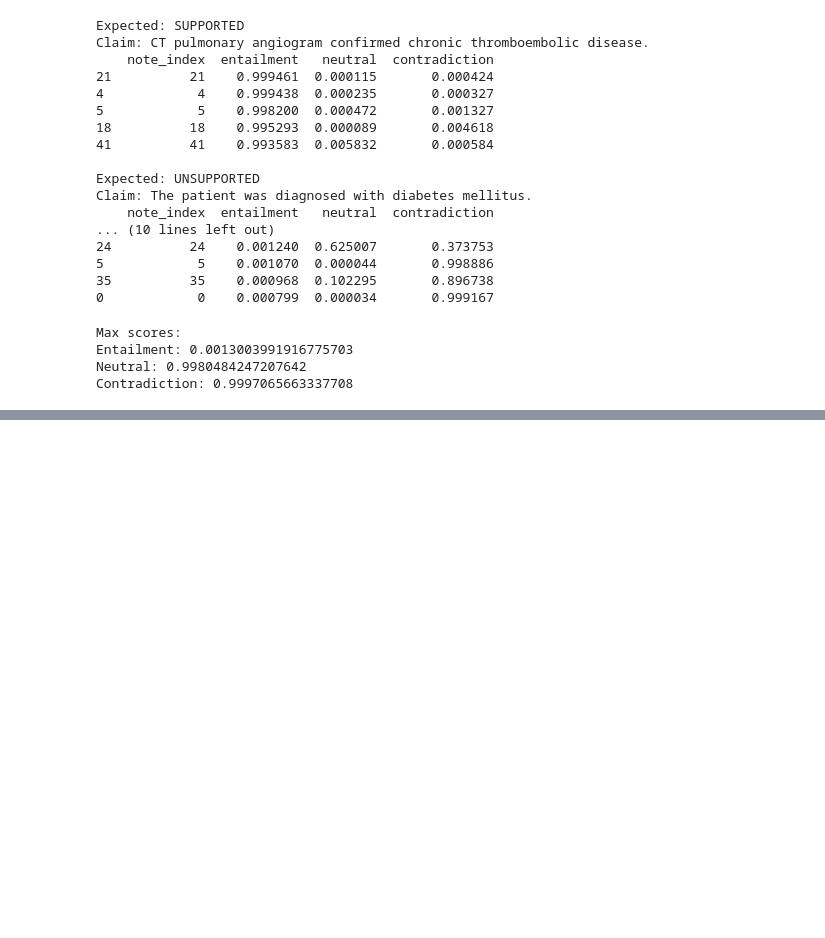
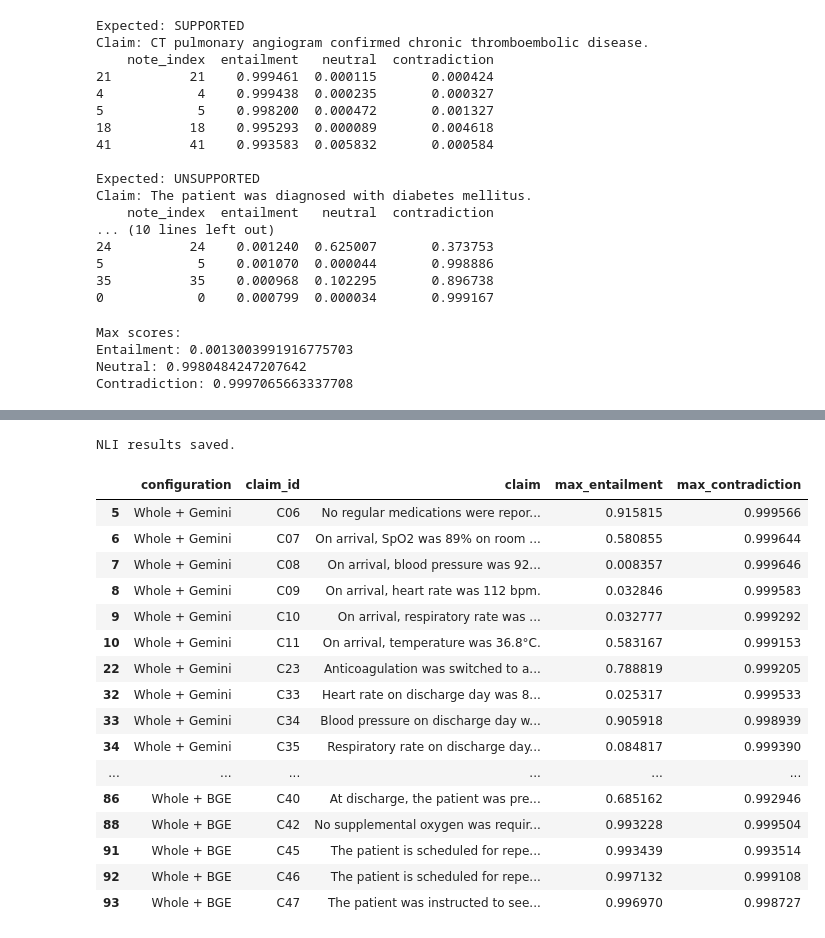
Before and after one commit to pallavi-cs-ai/clinical-summarization-eval, a Jupyter notebook: notebooks/03_workflow_2_rag_experiments.ipynb, the cells around one changed output, grey strips where cells are left out. Cells and saved outputs as stored; diff of their text form; code cells hidden in the pictures; blank space fills up the shorter version.

Commit message:
testing faithfulness

```diff
--- a/notebooks/03_workflow_2_rag_experiments.ipynb
+++ b/notebooks/03_workflow_2_rag_experiments.ipynb
@@ -4929,0 +5087,48 @@ nli_claim_results_df.head()
+# %%
+nli_claim_results_df.to_csv(
+    "rag_nli_claim_level_results.csv",
+    index=False
+)
+
+faithfulness_df.to_csv(
+    "rag_nli_faithfulness_results.csv",
+    index=False
+)
+
+print("NLI results saved.")
+# %% [output]
+NLI results saved.
+# %%
+contradicted_examples = (
+    nli_claim_results_df[
+        nli_claim_results_df["label"] == "CONTRADICTED"
+    ][
+        [
+            "configuration",
+            "claim_id",
+            "claim",
+            "max_entailment",
+            "max_contradiction"
+        ]
+    ]
+)
+
+contradicted_examples.head(30)
+# %% [output]
+|  | configuration | claim_id | claim | max_entailment | max_contradiction |
+| 5 | Whole + Gemini | C06 | No regular medications were repor... | 0.915815 | 0.999566 |
+| 6 | Whole + Gemini | C07 | On arrival, SpO2 was 89% on room ... | 0.580855 | 0.999644 |
+| 7 | Whole + Gemini | C08 | On arrival, blood pressure was 92... | 0.008357 | 0.999646 |
+| 8 | Whole + Gemini | C09 | On arrival, heart rate was 112 bpm. | 0.032846 | 0.999583 |
+| 9 | Whole + Gemini | C10 | On arrival, respiratory rate was ... | 0.032777 | 0.999292 |
+| 10 | Whole + Gemini | C11 | On arrival, temperature was 36.8°C. | 0.583167 | 0.999153 |
+| 22 | Whole + Gemini | C23 | Anticoagulation was switched to a... | 0.788819 | 0.999205 |
+| 32 | Whole + Gemini | C33 | Heart rate on discharge day was 8... | 0.025317 | 0.999533 |
+| 33 | Whole + Gemini | C34 | Blood pressure on discharge day w... | 0.905918 | 0.998939 |
+| 34 | Whole + Gemini | C35 | Respiratory rate on discharge day... | 0.084817 | 0.999390 |
+| ... | ... | ... | ... | ... | ... |
+| 86 | Whole + BGE | C40 | At discharge, the patient was pre... | 0.685162 | 0.992946 |
+| 88 | Whole + BGE | C42 | No supplemental oxygen was requir... | 0.993228 | 0.999504 |
+| 91 | Whole + BGE | C45 | The patient is scheduled for repe... | 0.993439 | 0.993514 |
+| 92 | Whole + BGE | C46 | The patient is scheduled for repe... | 0.997132 | 0.999108 |
+| 93 | Whole + BGE | C47 | The patient was instructed to see... | 0.996970 | 0.998727 |
```
Also changed, not shown: parts of 25 cells of this notebook, 3 other files.
